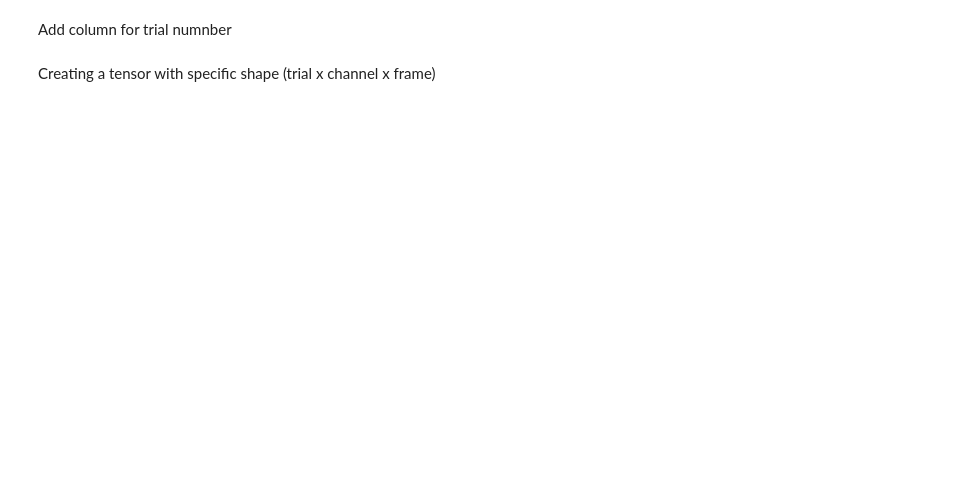
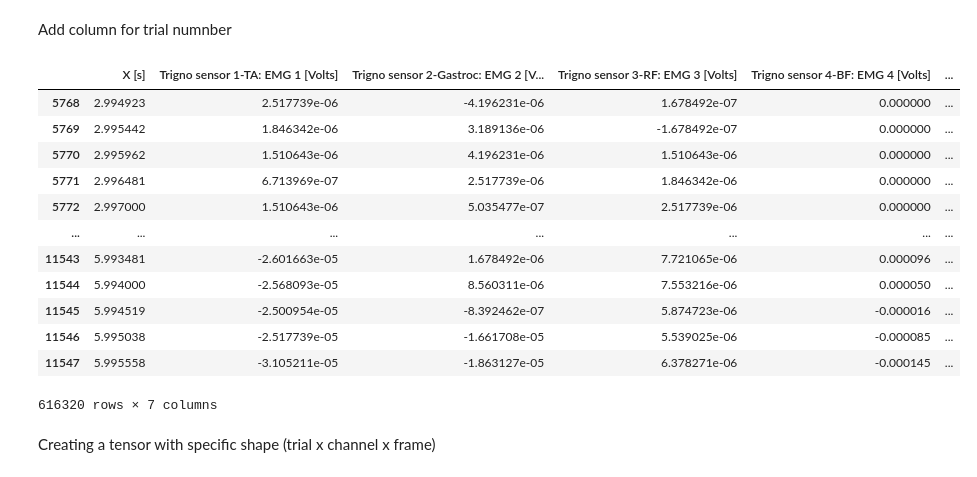
Before and after one commit to Gab2697/Human-Activity-Recognition, a Jupyter notebook: Baseline_CNN.ipynb, the cells around one changed output. Saved outputs shown, nothing was run; the diff lists cells and outputs as text; code cells hidden in the pictures; blank space fills up the shorter version.

```diff
--- a/Baseline_CNN.ipynb
+++ b/Baseline_CNN.ipynb
@@ -109,3 +109,21 @@ for cnt_g in range(1,len(df_asphalt_3)):
+# %%
+#removing for now
+df_asphalt_3=df_asphalt_3.iloc[:,0:7]
+df_asphalt_3
+# %% [output]
+|  | X [s] | Trigno sensor 1-TA: EMG 1 [Volts] | Trigno sensor 2-Gastroc: EMG 2 [V... | Trigno sensor 3-RF: EMG 3 [Volts] | Trigno sensor 4-BF: EMG 4 [Volts] | ... |
+| 5768 | 2.994923 | 2.517739e-06 | -4.196231e-06 | 1.678492e-07 | 0.000000 | ... |
+| 5769 | 2.995442 | 1.846342e-06 | 3.189136e-06 | -1.678492e-07 | 0.000000 | ... |
+| 5770 | 2.995962 | 1.510643e-06 | 4.196231e-06 | 1.510643e-06 | 0.000000 | ... |
+| 5771 | 2.996481 | 6.713969e-07 | 2.517739e-06 | 1.846342e-06 | 0.000000 | ... |
+| 5772 | 2.997000 | 1.510643e-06 | 5.035477e-07 | 2.517739e-06 | 0.000000 | ... |
+| ... | ... | ... | ... | ... | ... | ... |
+| 11543 | 5.993481 | -2.601663e-05 | 1.678492e-06 | 7.721065e-06 | 0.000096 | ... |
+| 11544 | 5.994000 | -2.568093e-05 | 8.560311e-06 | 7.553216e-06 | 0.000050 | ... |
+| 11545 | 5.994519 | -2.500954e-05 | -8.392462e-07 | 5.874723e-06 | -0.000016 | ... |
+| 11546 | 5.995038 | -2.517739e-05 | -1.661708e-05 | 5.539025e-06 | -0.000085 | ... |
+| 11547 | 5.995558 | -3.105211e-05 | -1.863127e-05 | 6.378271e-06 | -0.000145 | ... |
+616320 rows × 7 columns
 # %% [markdown]
 Creating a tensor with specific shape (trial x channel x frame)
 # %%
```
Also changed, not shown: parts of 7 cells of this notebook.
